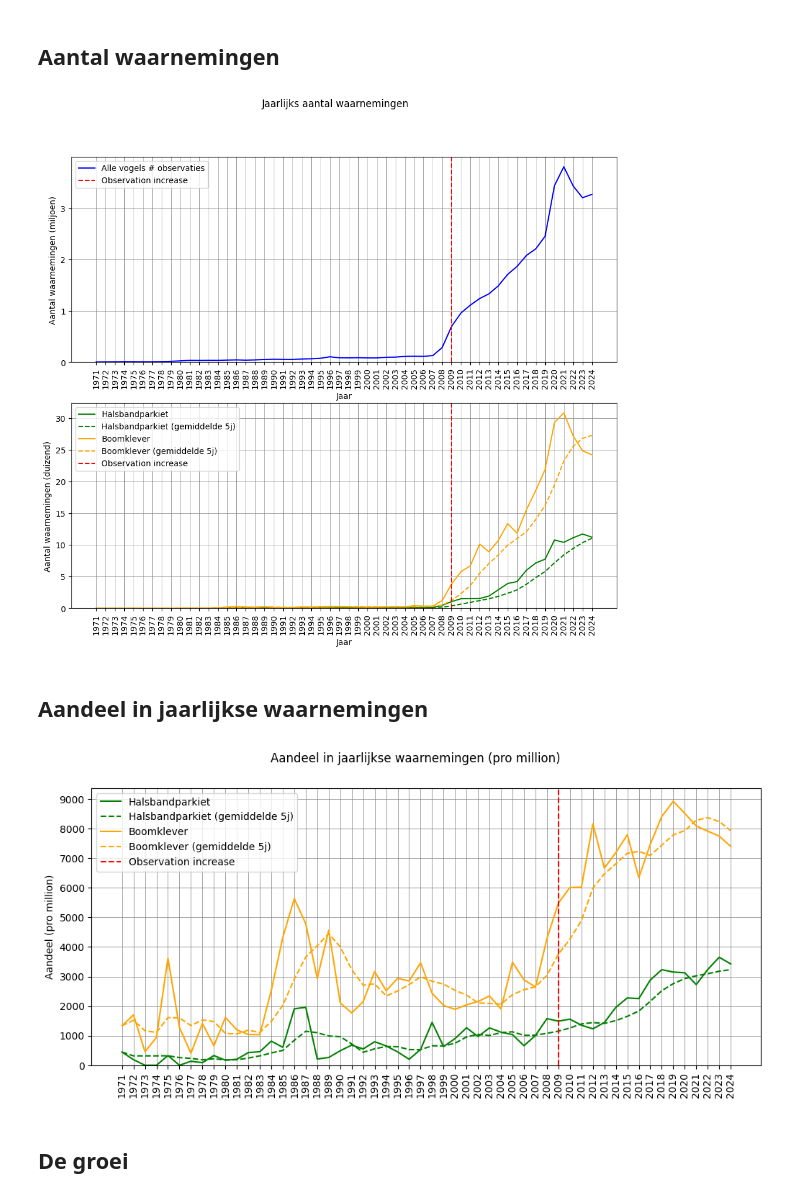
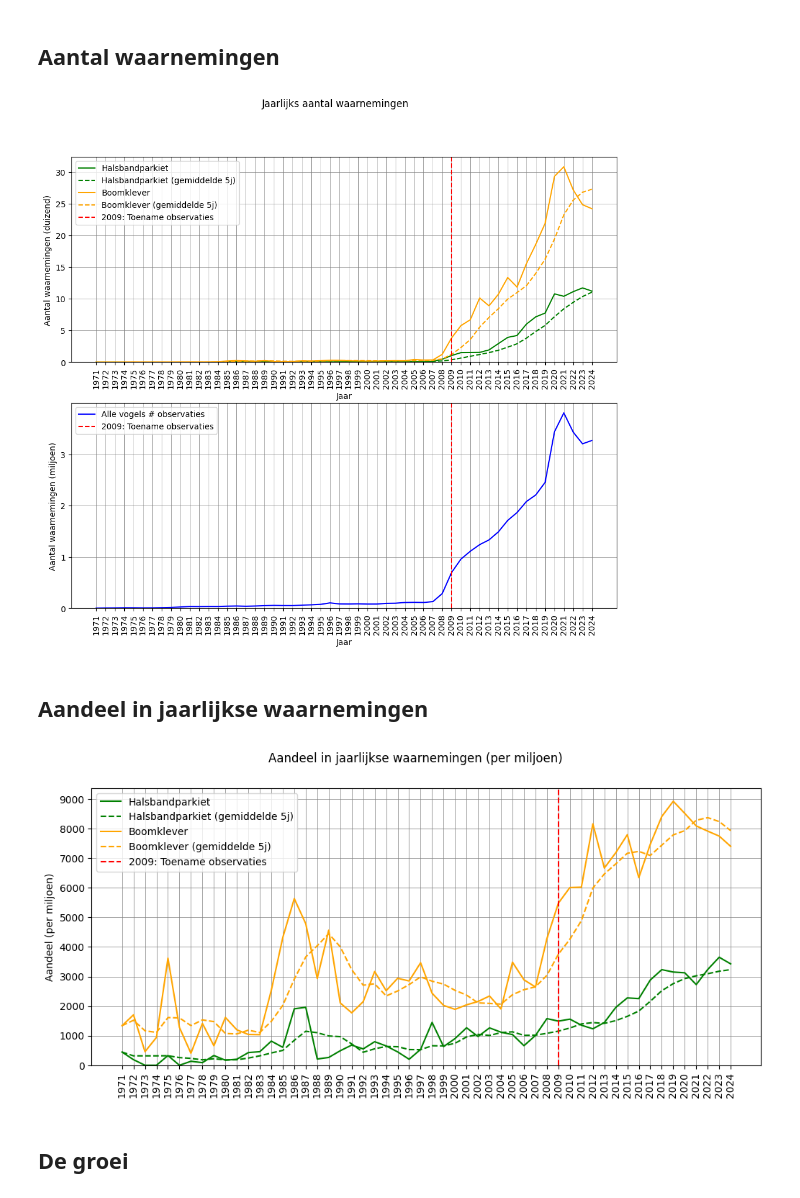
Before and after one commit to AnnelyseBe/syntra_eindwerk_birds, a Jupyter notebook: 4_analyse/1_belgium_yearly_evolution/1_general_belgium.ipynb, the cells around one changed output. Drawn from its saved outputs; the diff is of its cells as text; code cells hidden in the pictures.

Commit message:
Opkuis jaarlijkse evolutie

```diff
--- a/4_analyse/1_belgium_yearly_evolution/1_general_belgium.ipynb
+++ b/4_analyse/1_belgium_yearly_evolution/1_general_belgium.ipynb
@@ -24,6 +22,6 @@ import numpy as np
 import pandas as pd
 # %%
-df_yearly = pd.read_parquet(f'../3_transformation/gold/yearly_observations.parquet', engine="pyarrow")
+df_yearly = pd.read_parquet(f'../../3_transformation/gold/yearly_observations.parquet', engine="pyarrow")
 df_yearly.sort_index(ascending=False).head(5)
 # %% [output]
 |  | allbirds_observation_count | observation_count_hp | observers_count_hp | observations_pym_hp | ... |
@@ -36,7 +34,7 @@ df_yearly.sort_index(ascending=False).head(5)
 # %% [markdown]
 ## Aantal waarnemingen
 # %%
-fig, (ax1, ax2) = plt.subplots(2,1, figsize=(12, 10))
+fig, (ax2, ax1) = plt.subplots(2,1, figsize=(12, 10))
 title = 'Jaarlijks aantal waarnemingen'
 fig.suptitle(title)
 
@@ -64,42 +62,41 @@ ax1.set_xticks(x)
 ax1.set_xticklabels(x, rotation=90)
 ax1.set_xlabel('Jaar')
 ax2.set_xticks(x)
 ax2.set_xticklabels(x, rotation=90)
 ax2.set_xlabel('Jaar')
 
 # Y-as
 y1_max = all_birds.max()
 y1_ticks = list(range(0, int(y1_max) + 1))
 ax1.set_yticks(y1_ticks)
 ax1.set_ylim(bottom=0)
 ax1.set_ylabel('Aantal waarnemingen (miljoen)')
 
 y2_max = max(hp.max(), bk.max())
 y2_ticks = list(range(0, int(y2_max) + 1, 5))
 ax2.set_yticks(y2_ticks)
 ax2.set_ylim(bottom=0)
 ax2.set_ylabel('Aantal waarnemingen (duizend)')
 
 # grid
 ax1.grid(which='major', linestyle='-', linewidth='0.5', color='grey')
-# ax1.grid(which='minor', linestyle='-', linewidth='0.2', color='grey') TODO
 ax2.grid(which='major', linestyle='-', linewidth='0.5', color='grey')
 
 # Verticale lijn en legenda
-ax1.axvline(2009, linestyle='--', color='red', label='Observation increase')
+ax1.axvline(2009, linestyle='--', color='red', label='2009: Toename observaties')
 ax1.legend()
-ax2.axvline(2009, linestyle='--', color='red', label='Observation increase')
+ax2.axvline(2009, linestyle='--', color='red', label='2009: Toename observaties')
 ax2.legend()
 
 plt.savefig(f'plots/{title}.png')
 plt.show()
 # %% [output]
-[figure, old version]
+[figure, new version]
 # %% [markdown]
 ## Aandeel in jaarlijkse waarnemingen
 # %%
 fig, ax = plt.subplots(figsize=(12, 5))
-title = 'Aandeel in jaarlijkse waarnemingen (pro million)'
+title = 'Aandeel in jaarlijkse waarnemingen (per miljoen)'
 fig.suptitle(title)
 
 x = df_yearly.index
@@ -126,20 +123,19 @@ y_max = max(hp_pym.max(), bk_pym.max())
 y_ticks = list(range(0, int(y_max) + 1000, 1000))
 ax.set_yticks(y_ticks)
 ax.set_ylim(bottom=0)
-ax.set_ylabel('Aandeel (pro million)')
+ax.set_ylabel('Aandeel (per miljoen)')
 
 # grid
 ax.grid(which='major', linestyle='-', linewidth='0.5', color='grey')
-# ax1.grid(which='minor', linestyle='-', linewidth='0.2', color='grey') TODO
 
 # Verticale lijn en legenda
-ax.axvline(2009, linestyle='--', color='red', label='Observation increase')
+ax.axvline(2009, linestyle='--', color='red', label='2009: Toename observaties')
 ax.legend()
 
 plt.savefig(f'plots/{title}.png')
 plt.show()
 # %% [output]
-[figure, old version]
+[figure, new version]
 # %% [markdown]
 ## De groei
 # %%
```
Also changed, not shown: parts of 3 cells of this notebook, 14 other files.
